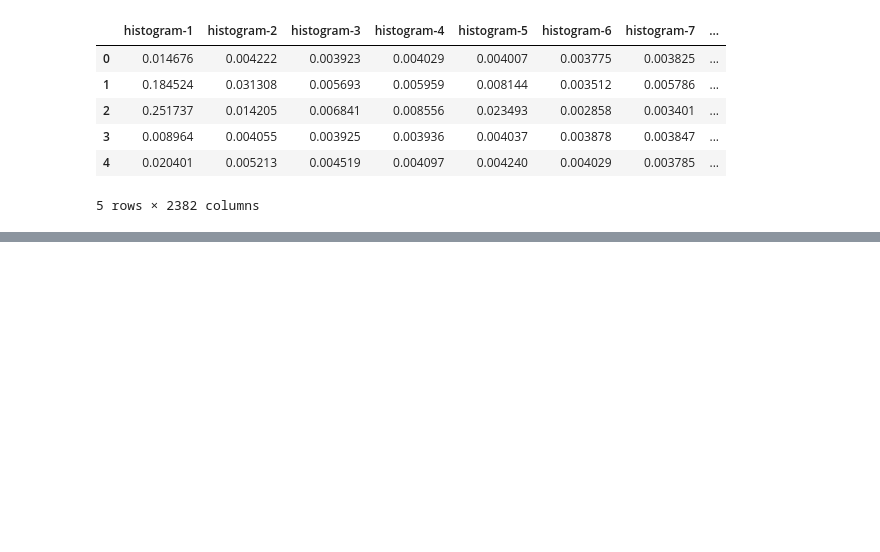
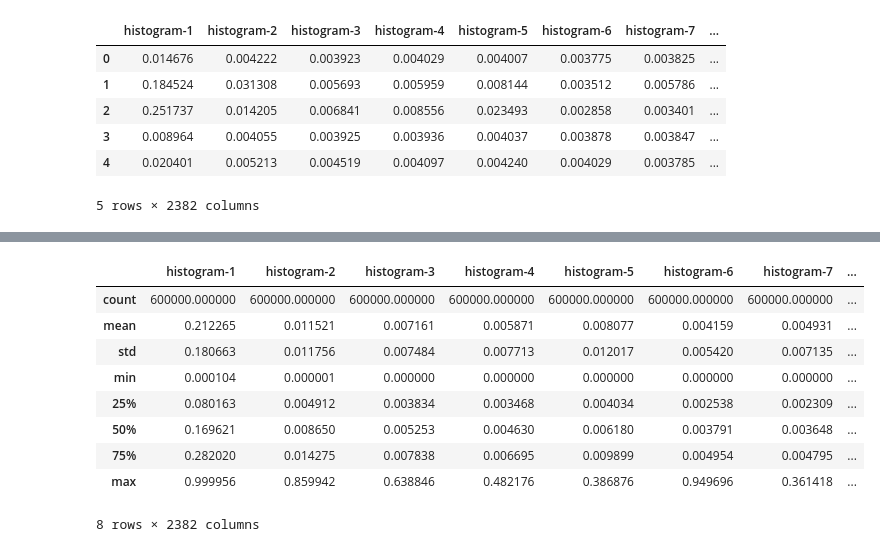
Before and after one commit to jmcrey/ember-analysis, a Jupyter notebook: Ember Project.ipynb, the cells around one changed output, grey strips where cells are left out. Saved outputs shown, nothing was run; the diff lists cells and outputs as text; code cells hidden in the pictures; blank space fills up the shorter version.

```diff
--- a/Ember Project.ipynb
+++ b/Ember Project.ipynb
@@ -178,0 +190,13 @@ train_df = train_df.loc[train_df['label'] != -1]
+# %%
+train_df.describe()
+# %% [output]
+|  | histogram-1 | histogram-2 | histogram-3 | histogram-4 | histogram-5 | histogram-6 | histogram-7 | ... |
+| count | 600000.000000 | 600000.000000 | 600000.000000 | 600000.000000 | 600000.000000 | 600000.000000 | 600000.000000 | ... |
+| mean | 0.212265 | 0.011521 | 0.007161 | 0.005871 | 0.008077 | 0.004159 | 0.004931 | ... |
+| std | 0.180663 | 0.011756 | 0.007484 | 0.007713 | 0.012017 | 0.005420 | 0.007135 | ... |
+| min | 0.000104 | 0.000001 | 0.000000 | 0.000000 | 0.000000 | 0.000000 | 0.000000 | ... |
+| 25% | 0.080163 | 0.004912 | 0.003834 | 0.003468 | 0.004034 | 0.002538 | 0.002309 | ... |
+| 50% | 0.169621 | 0.008650 | 0.005253 | 0.004630 | 0.006180 | 0.003791 | 0.003648 | ... |
+| 75% | 0.282020 | 0.014275 | 0.007838 | 0.006695 | 0.009899 | 0.004954 | 0.004795 | ... |
+| max | 0.999956 | 0.859942 | 0.638846 | 0.482176 | 0.386876 | 0.949696 | 0.361418 | ... |
+8 rows × 2382 columns
```
Also changed, not shown: parts of 13 cells of this notebook.
